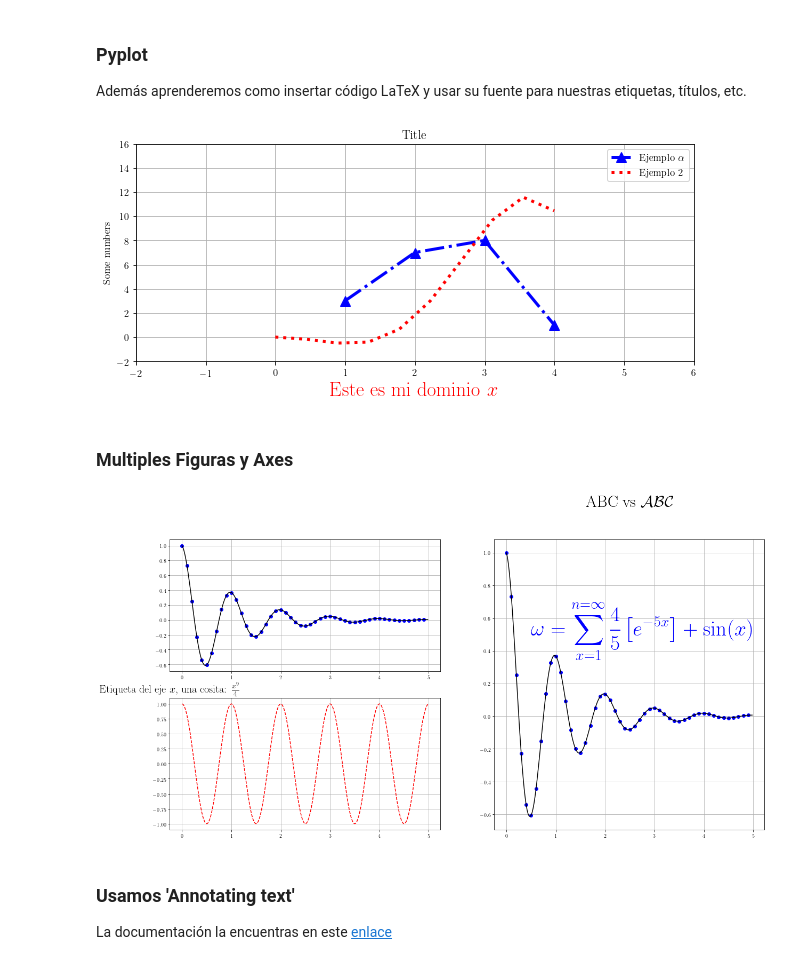
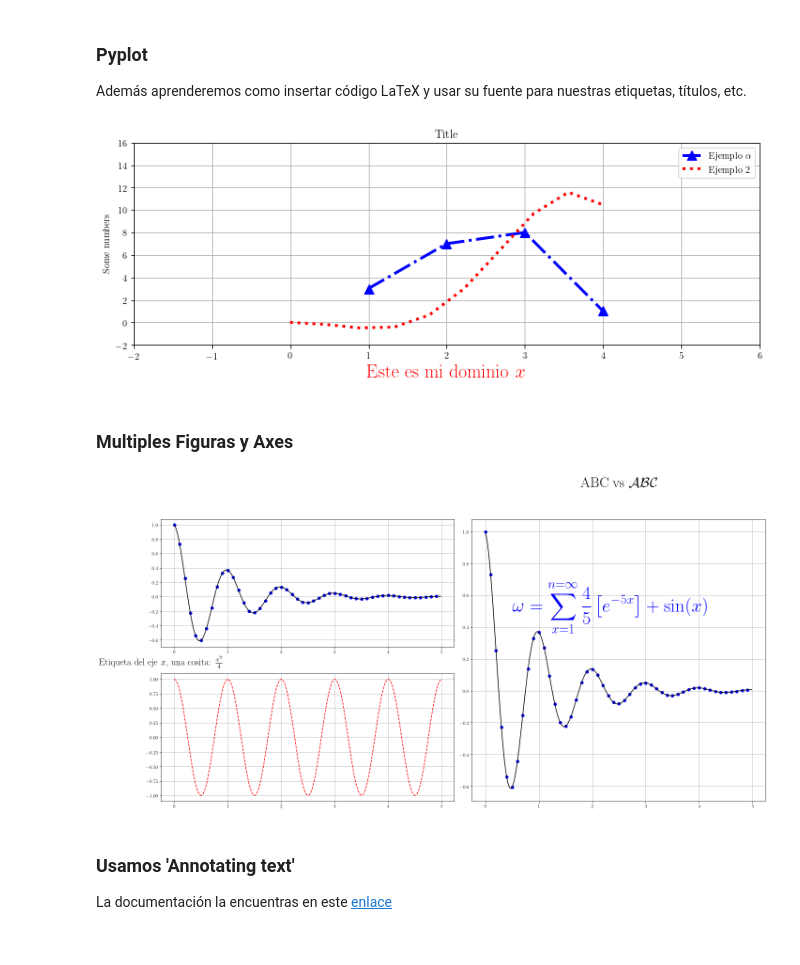
Before and after one commit to gcvaldivia/LearningPython, a Jupyter notebook: IntroToSciPy/Matplotlib/Introductory-Pyplot_tutorial.ipynb, the cells around one changed output. Saved outputs shown, nothing was run; the diff lists cells and outputs as text; code cells hidden in the pictures.

```diff
--- a/IntroToSciPy/Matplotlib/Introductory-Pyplot_tutorial.ipynb
+++ b/IntroToSciPy/Matplotlib/Introductory-Pyplot_tutorial.ipynb
@@ -22,35 +22,35 @@ matplotlib.rcParams['font.family'] = 'STIXGeneral'
 #matplotlib.rcParams['font.family'] = 'STIXGeneral'
 
 x=np.linspace(0,4,10)
 
 # Cambiamos el tamaño de la Figura
 plt.figure(figsize=(10,4))
 
 
 #***** Importante ******
 # Siempre que usemos código Latex y tengamos el símbolo '\' debemos
 # usar una 'r' antes de las comillas del string, tal como veremos
 # a continuación en los ejemplos de este notebook
 plt.subplot()
 plt.plot([1,2,3,4],[3,7,8,1],color='blue',ls='-.',marker='^',
         ms=10,lw=3,label=r'Ejemplo $\alpha$')
 plt.plot(x,-np.cos(x)*x**2,color='red',ls='dotted',lw=3,
          label='Ejemplo 2')
 
 # Si queremos definir los límites de 'x' e 'y' podemos hacer de
 # esta forma. No funciona solo para eje, sino para los dos.
 plt.axis([-2,6,-2,16])
 
 plt.ylabel('Some numbers')
 plt.xlabel('Este es mi dominio $x$',fontsize=20,color='red')
 plt.title('Title')
 plt.legend()
 plt.grid()
-
+plt.tight_layout() #-> Para que todo quede bien encajado, y nada quede cortado o fuera de la figura
 # No usar plt.show() -> Genera error: <Figure size 432x288 with 0 Axes>
 plt.savefig('fig1.pdf')
 # %% [output]
-[figure, old version]
+[figure, new version]
 # %% [markdown]
 ### Multiples Figuras y Axes
 # %%
@@ -103,10 +103,10 @@ plt.grid()
 plt.text(.5,0.5,r'$\omega=\displaystyle\sum_{x=1}^{n=\infty}\frac{4}{5}\left[e^{-5x}\right]+\sin(x)$',
          fontsize=40,color='b')
 plt.title('ABC vs $\mathcal{ABC}$',x=0.5,y=1.1,fontsize=30)
-
+plt.tight_layout()
 plt.savefig('fig2.pdf')
 # %% [output]
-[figure, old version]
+[figure, new version]
 # %% [markdown]
 ### Usamos 'Annotating text'
 
```
Also changed, not shown: parts of 1 cell of this notebook, 3 other files.
